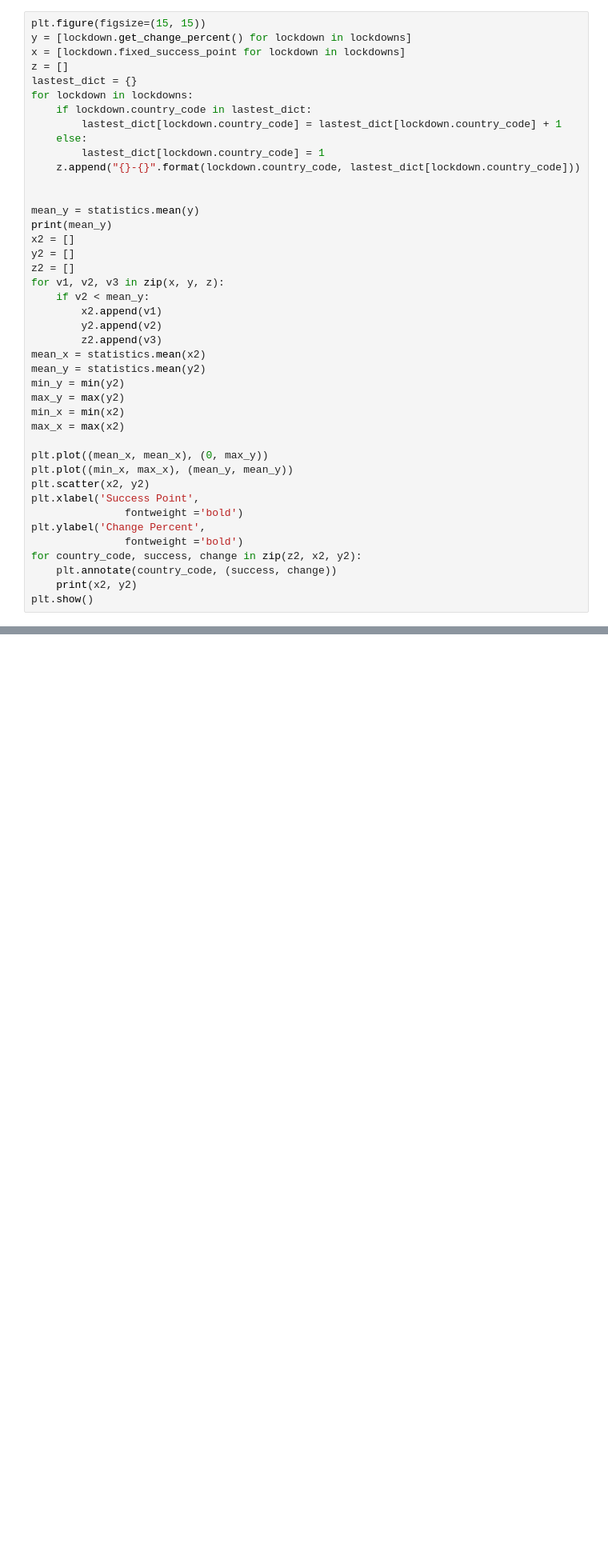
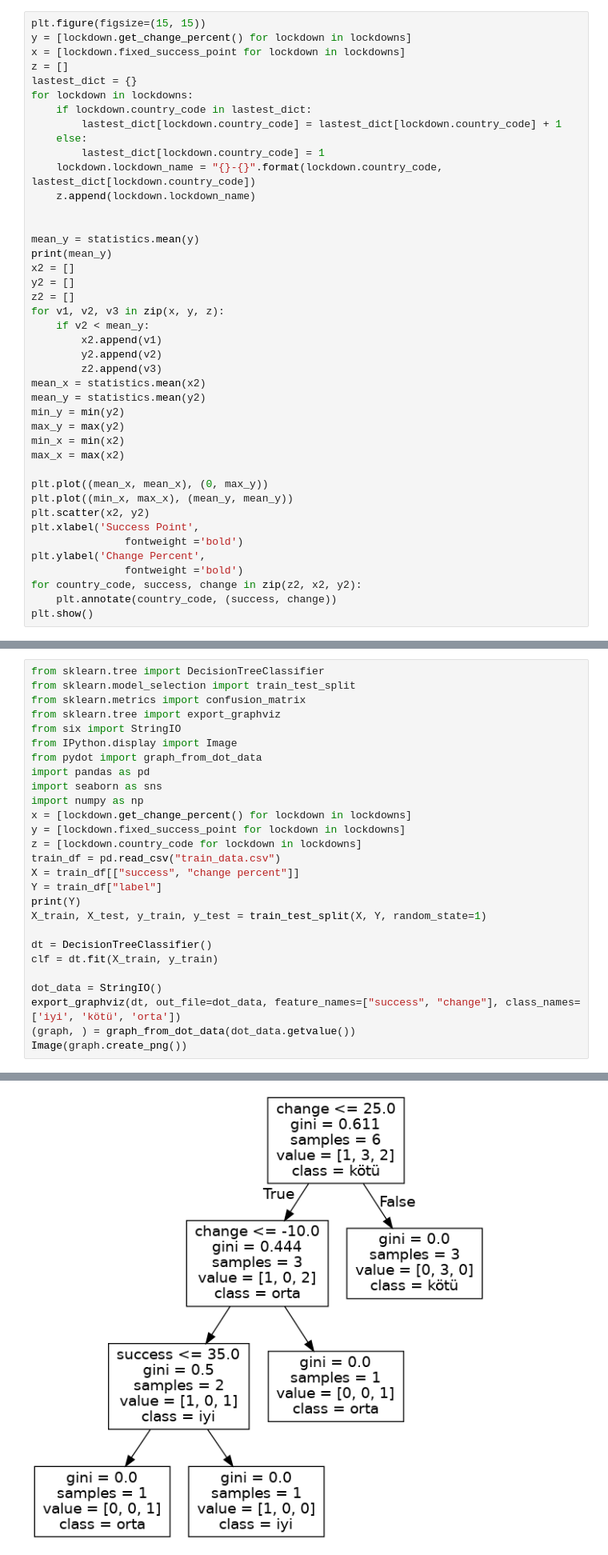
Before and after one commit to furkan116/covid-lockdown-data, a Jupyter notebook: main.ipynb, the cells around one changed output, grey strips where cells are left out. Shown at 80% size. Saved outputs shown, nothing was run; the diff lists cells and outputs as text; blank space fills up the shorter version.

```diff
--- a/main.ipynb
+++ b/main.ipynb
@@ -244,7 +244,8 @@ for lockdown in lockdowns:
         lastest_dict[lockdown.country_code] = lastest_dict[lockdown.country_code] + 1
     else:
         lastest_dict[lockdown.country_code] = 1
-    z.append("{}-{}".format(lockdown.country_code, lastest_dict[lockdown.country_code]))
+    lockdown.lockdown_name = "{}-{}".format(lockdown.country_code, lastest_dict[lockdown.country_code])
+    z.append(lockdown.lockdown_name)
 
 
 mean_y = statistics.mean(y)
@@ -273,7 +274,6 @@ plt.ylabel('Change Percent',
                fontweight ='bold')
 for country_code, success, change in zip(z2, x2, y2):
     plt.annotate(country_code, (success, change))
-    print(x2, y2)
 plt.show()
 # %% [output]
 552.0801375407422
@@ -296 +280,29 @@ plt.show()
 [figure]
+# %%
+from sklearn.tree import DecisionTreeClassifier
+from sklearn.model_selection import train_test_split
+from sklearn.metrics import confusion_matrix
+from sklearn.tree import export_graphviz
+from six import StringIO
+from IPython.display import Image
+from pydot import graph_from_dot_data
+import pandas as pd
+import seaborn as sns
+import numpy as np
+x = [lockdown.get_change_percent() for lockdown in lockdowns]
+y = [lockdown.fixed_success_point for lockdown in lockdowns]
+z = [lockdown.country_code for lockdown in lockdowns]
+train_df = pd.read_csv("train_data.csv")
+X = train_df[["success", "change percent"]]
+Y = train_df["label"]
+print(Y)
+X_train, X_test, y_train, y_test = train_test_split(X, Y, random_state=1)
+
+dt = DecisionTreeClassifier()
+clf = dt.fit(X_train, y_train)
+
+dot_data = StringIO()
+export_graphviz(dt, out_file=dot_data, feature_names=["success", "change"], class_names=['iyi', 'kötü', 'orta'])
+(graph, ) = graph_from_dot_data(dot_data.getvalue())
+Image(graph.create_png())
+# %% [output]
@@ -296,0 +319 @@ plt.show()
+[figure, added]
```
Also changed, not shown: parts of 3 cells of this notebook, 2 other files.
